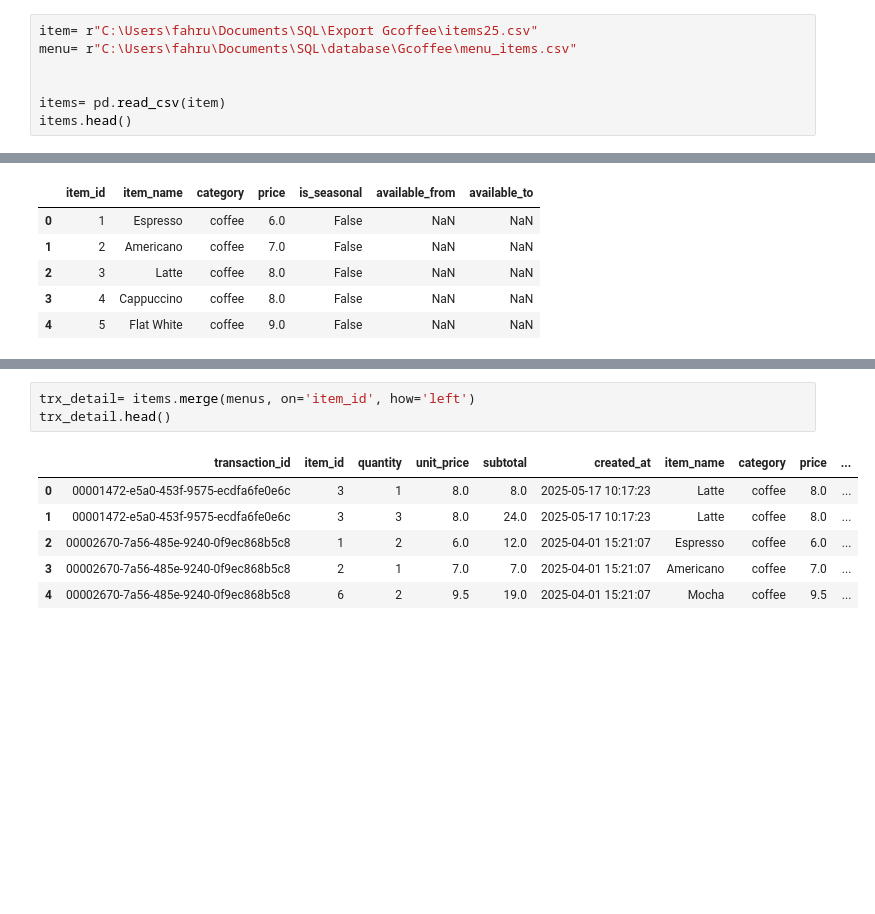
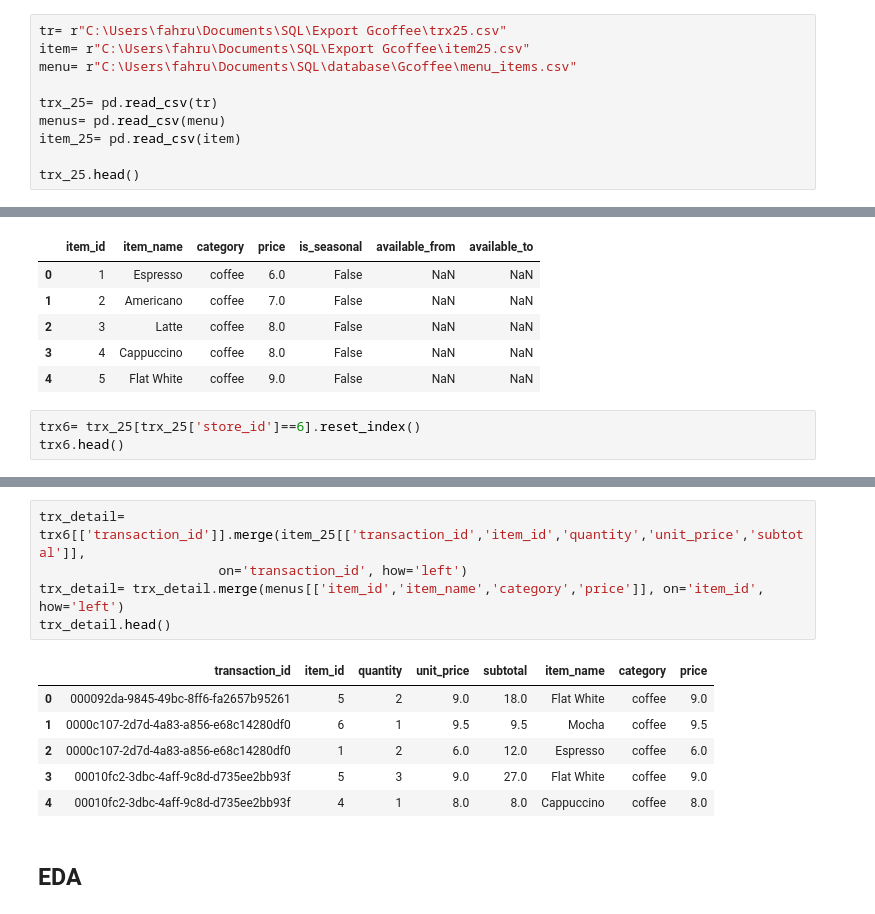
Before and after one commit to enthokz/GCoffee-Shop-Analysis, a Jupyter notebook: Gcoffee_Basket.ipynb, the cells around one changed output, grey strips where cells are left out. Cells and saved outputs as stored; diff of their text form; blank space fills up the shorter version.

```diff
--- a/Gcoffee_Basket.ipynb
+++ b/Gcoffee_Basket.ipynb
@@ -6,10 +6,13 @@ import seaborn as sns
 # %% [markdown]
 ## **Import Dataset**
 # %%
-item= r"C:\Users\fahru\Documents\SQL\Export Gcoffee\items25.csv"
+tr= r"C:\Users\fahru\Documents\SQL\Export Gcoffee\trx25.csv"
+item= r"C:\Users\fahru\Documents\SQL\Export Gcoffee\item25.csv"
 menu= r"C:\Users\fahru\Documents\SQL\database\Gcoffee\menu_items.csv"
 
+trx_25= pd.read_csv(tr)
+menus= pd.read_csv(menu)
+item_25= pd.read_csv(item)
 
-items= pd.read_csv(item)
-items.head()
+trx_25.head()
 # %% [output]
@@ -29,3 +57,6 @@ menus.head()
 | 2 | 3 | Latte | coffee | 8.0 | False | NaN | NaN |
 | 3 | 4 | Cappuccino | coffee | 8.0 | False | NaN | NaN |
 | 4 | 5 | Flat White | coffee | 9.0 | False | NaN | NaN |
+# %%
+trx6= trx_25[trx_25['store_id']==6].reset_index()
+trx6.head()
@@ -32,10 +70,14 @@ menus.head()
 # %%
-trx_detail= items.merge(menus, on='item_id', how='left')
+trx_detail= trx6[['transaction_id']].merge(item_25[['transaction_id','item_id','quantity','unit_price','subtotal']],
+                       on='transaction_id', how='left')
+trx_detail= trx_detail.merge(menus[['item_id','item_name','category','price']], on='item_id', how='left')
 trx_detail.head()
 # %% [output]
-|  | transaction_id | item_id | quantity | unit_price | subtotal | created_at | item_name | category | price | ... |
-| 0 | 00001472-e5a0-453f-9575-ecdfa6fe0e6c | 3 | 1 | 8.0 | 8.0 | 2025-05-17 10:17:23 | Latte | coffee | 8.0 | ... |
-| 1 | 00001472-e5a0-453f-9575-ecdfa6fe0e6c | 3 | 3 | 8.0 | 24.0 | 2025-05-17 10:17:23 | Latte | coffee | 8.0 | ... |
-| 2 | 00002670-7a56-485e-9240-0f9ec868b5c8 | 1 | 2 | 6.0 | 12.0 | 2025-04-01 15:21:07 | Espresso | coffee | 6.0 | ... |
-| 3 | 00002670-7a56-485e-9240-0f9ec868b5c8 | 2 | 1 | 7.0 | 7.0 | 2025-04-01 15:21:07 | Americano | coffee | 7.0 | ... |
-| 4 | 00002670-7a56-485e-9240-0f9ec868b5c8 | 6 | 2 | 9.5 | 19.0 | 2025-04-01 15:21:07 | Mocha | coffee | 9.5 | ... |
+|  | transaction_id | item_id | quantity | unit_price | subtotal | item_name | category | price |
+| 0 | 000092da-9845-49bc-8ff6-fa2657b95261 | 5 | 2 | 9.0 | 18.0 | Flat White | coffee | 9.0 |
+| 1 | 0000c107-2d7d-4a83-a856-e68c14280df0 | 6 | 1 | 9.5 | 9.5 | Mocha | coffee | 9.5 |
+| 2 | 0000c107-2d7d-4a83-a856-e68c14280df0 | 1 | 2 | 6.0 | 12.0 | Espresso | coffee | 6.0 |
+| 3 | 00010fc2-3dbc-4aff-9c8d-d735ee2bb93f | 5 | 3 | 9.0 | 27.0 | Flat White | coffee | 9.0 |
+| 4 | 00010fc2-3dbc-4aff-9c8d-d735ee2bb93f | 4 | 1 | 8.0 | 8.0 | Cappuccino | coffee | 8.0 |
+# %% [markdown]
+## **EDA**
```
Also changed, not shown: parts of 22 cells of this notebook, 2 other files.
